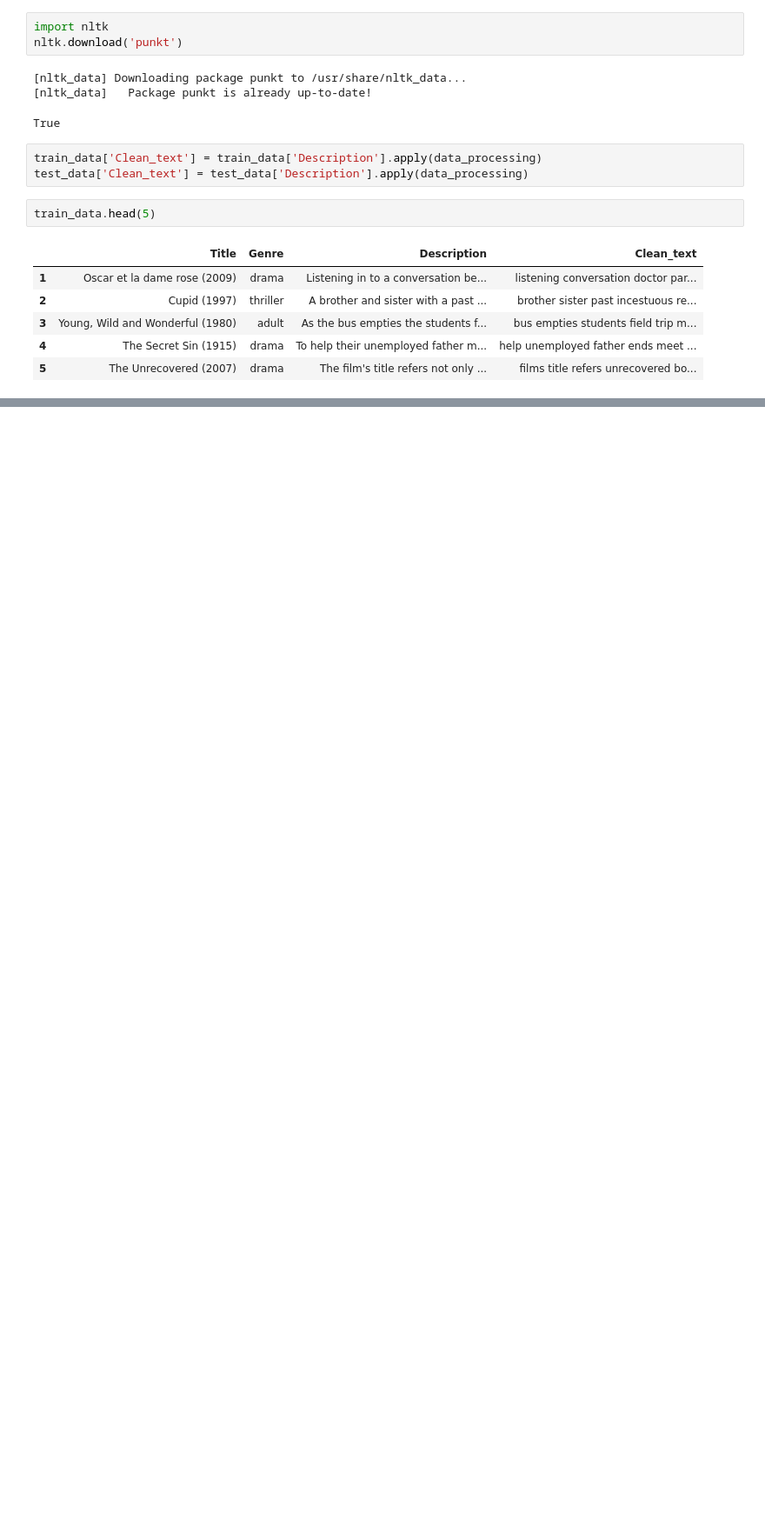
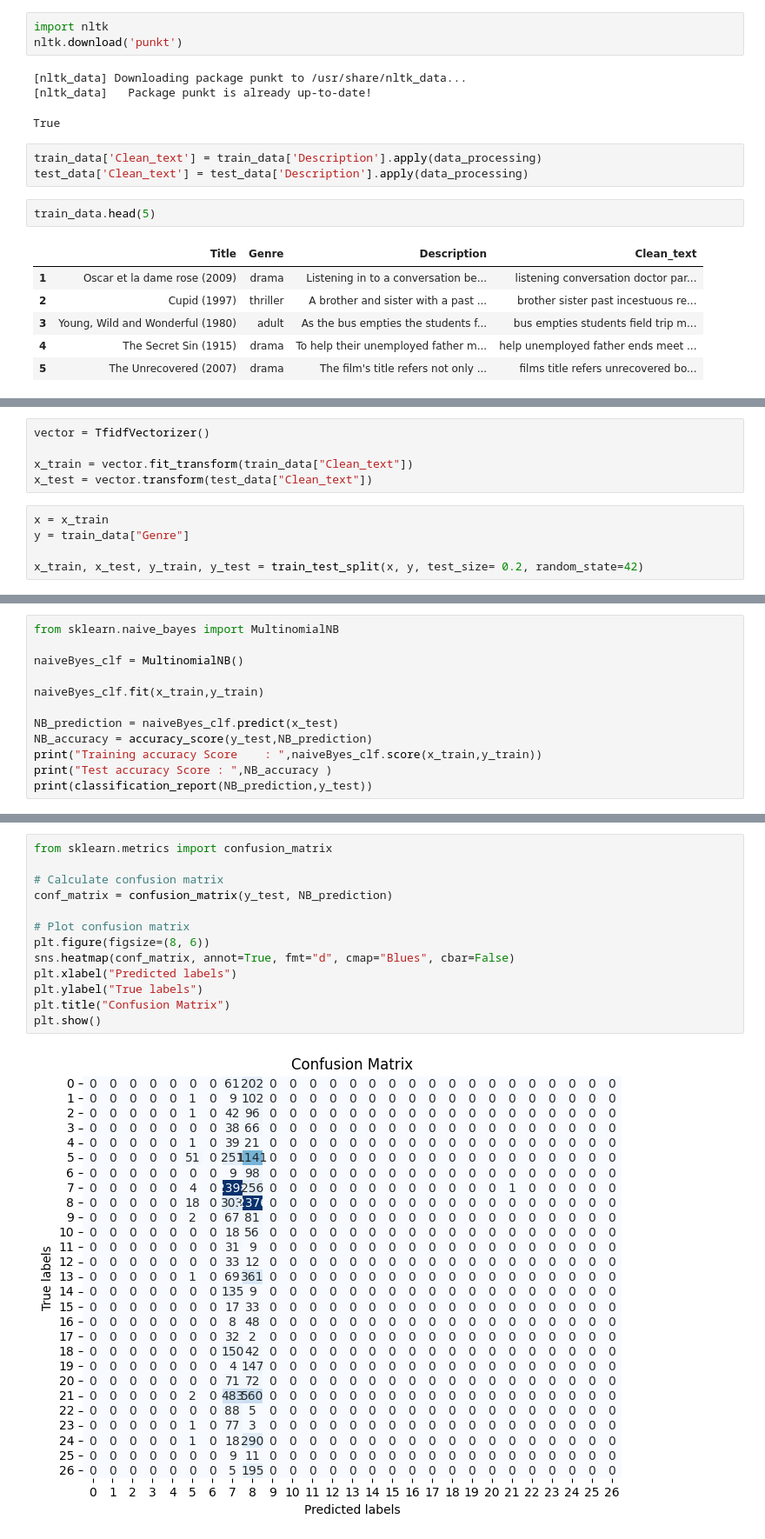
Before and after one commit to DLIBYH/Encryptix, a Jupyter notebook: movie-genre.ipynb, the cells around one changed output, grey strips where cells are left out. Shown at 87% size. Saved outputs shown, nothing was run; the diff lists cells and outputs as text; blank space fills up the shorter version.

```diff
--- a/movie-genre.ipynb
+++ b/movie-genre.ipynb
@@ -215,0 +192,10 @@ AttributeError: 'list' object has no attribute 'lower'
+# %%
+vector = TfidfVectorizer()
+
+x_train = vector.fit_transform(train_data["Clean_text"])
+x_test = vector.transform(test_data["Clean_text"])
+# %%
+x = x_train
+y = train_data["Genre"]
+
+x_train, x_test, y_train, y_test = train_test_split(x, y, test_size= 0.2, random_state=42)
@@ -215,0 +214,12 @@ AttributeError: 'list' object has no attribute 'lower'
+# %%
+from sklearn.naive_bayes import MultinomialNB
+
+naiveByes_clf = MultinomialNB()
+
+naiveByes_clf.fit(x_train,y_train)
+
+NB_prediction = naiveByes_clf.predict(x_test)
+NB_accuracy = accuracy_score(y_test,NB_prediction)
+print("Training accuracy Score    : ",naiveByes_clf.score(x_train,y_train))
+print("Test accuracy Score : ",NB_accuracy )
+print(classification_report(NB_prediction,y_test))
@@ -215,0 +244,15 @@ AttributeError: 'list' object has no attribute 'lower'
+# %%
+from sklearn.metrics import confusion_matrix
+
+# Calculate confusion matrix
+conf_matrix = confusion_matrix(y_test, NB_prediction)
+
+# Plot confusion matrix
+plt.figure(figsize=(8, 6))
+sns.heatmap(conf_matrix, annot=True, fmt="d", cmap="Blues", cbar=False)
+plt.xlabel("Predicted labels")
+plt.ylabel("True labels")
+plt.title("Confusion Matrix")
+plt.show()
+# %% [output]
+[figure, added]
```
Also changed, not shown: parts of 19 cells of this notebook.
